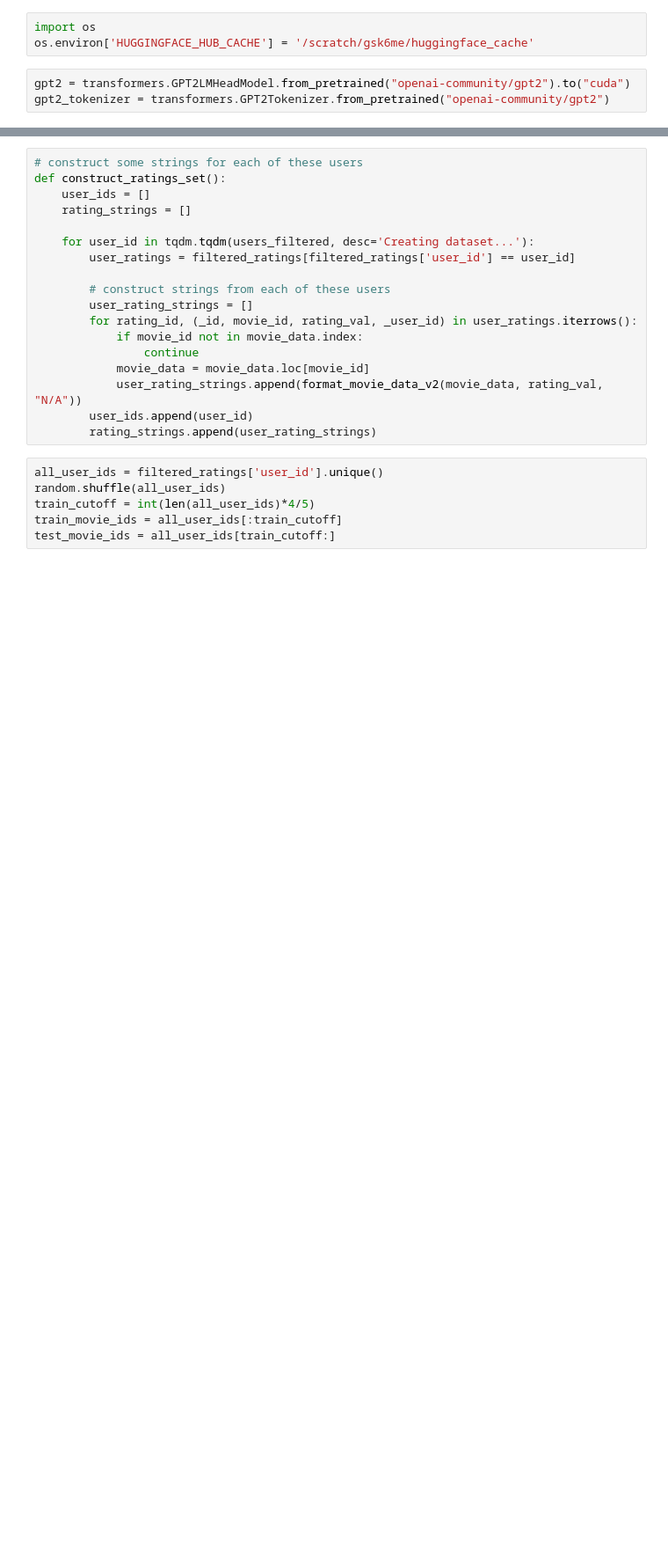
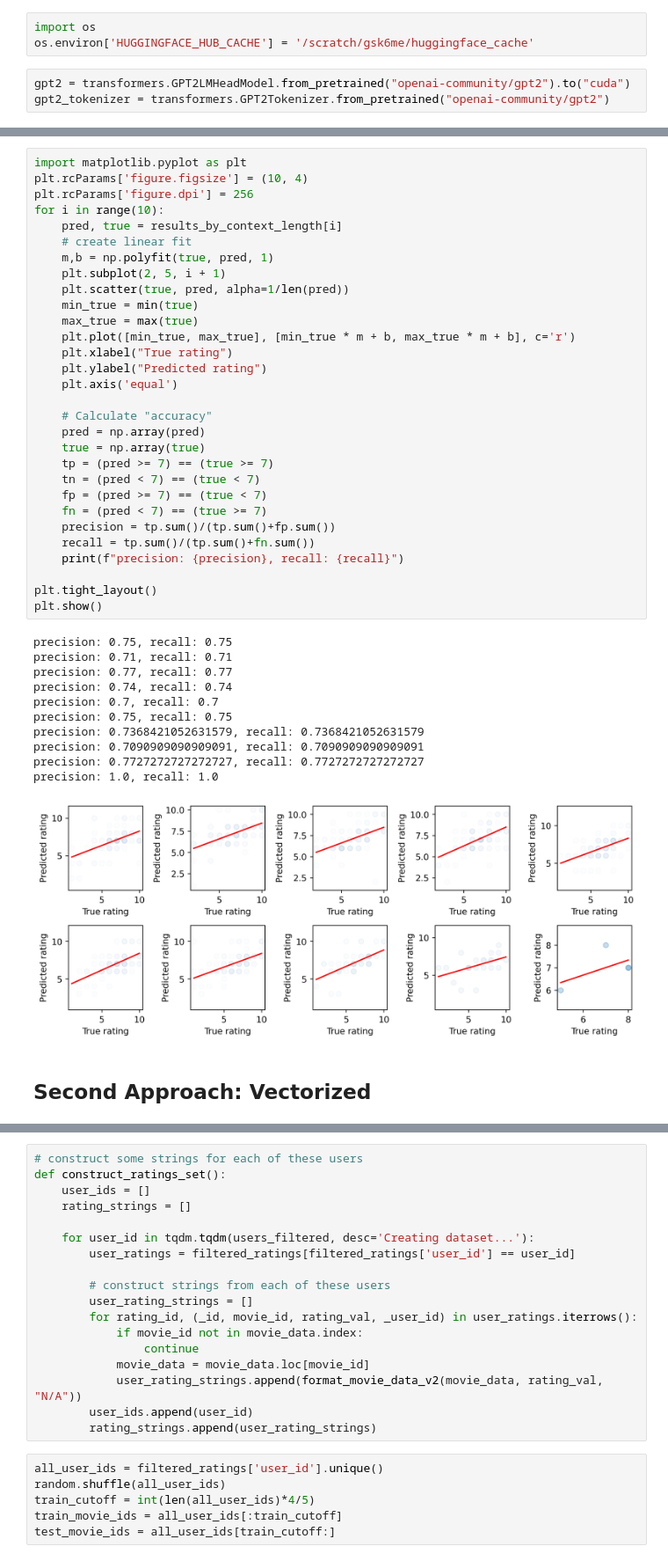
Before and after one commit to anrath/LetterBoxd-RL-Rec, a Jupyter notebook: training/lang_model.ipynb, the cells around one changed output, grey strips where cells are left out. Shown at 88% size. Saved outputs shown, nothing was run; the diff lists cells and outputs as text; blank space fills up the shorter version.

```diff
--- a/training/lang_model.ipynb
+++ b/training/lang_model.ipynb
@@ -238,0 +356,44 @@ movie_string_dictionary = construct_movie_string_dictionary()
+# %%
+import matplotlib.pyplot as plt
+plt.rcParams['figure.figsize'] = (10, 4)
+plt.rcParams['figure.dpi'] = 256
+for i in range(10):
+    pred, true = results_by_context_length[i]
+    # create linear fit
+    m,b = np.polyfit(true, pred, 1)
+    plt.subplot(2, 5, i + 1)
+    plt.scatter(true, pred, alpha=1/len(pred))
+    min_true = min(true)
+    max_true = max(true)
+    plt.plot([min_true, max_true], [min_true * m + b, max_true * m + b], c='r')
+    plt.xlabel("True rating")
+    plt.ylabel("Predicted rating")
+    plt.axis('equal')
+
+    # Calculate "accuracy"
+    pred = np.array(pred)
+    true = np.array(true)
+    tp = (pred >= 7) == (true >= 7)
+    tn = (pred < 7) == (true < 7)
+    fp = (pred >= 7) == (true < 7)
+    fn = (pred < 7) == (true >= 7)
+    precision = tp.sum()/(tp.sum()+fp.sum())
+    recall = tp.sum()/(tp.sum()+fn.sum())
+    print(f"precision: {precision}, recall: {recall}")
+
+plt.tight_layout()
+plt.show()
+# %% [output]
+precision: 0.75, recall: 0.75
+precision: 0.71, recall: 0.71
+precision: 0.77, recall: 0.77
+precision: 0.74, recall: 0.74
+precision: 0.7, recall: 0.7
+precision: 0.75, recall: 0.75
+precision: 0.7368421052631579, recall: 0.7368421052631579
+precision: 0.7090909090909091, recall: 0.7090909090909091
+precision: 0.7727272727272727, recall: 0.7727272727272727
+precision: 1.0, recall: 1.0
+[figure, added]
+# %% [markdown]
+## Second Approach: Vectorized
```
Also changed, not shown: parts of 12 cells of this notebook, 1 other file.
